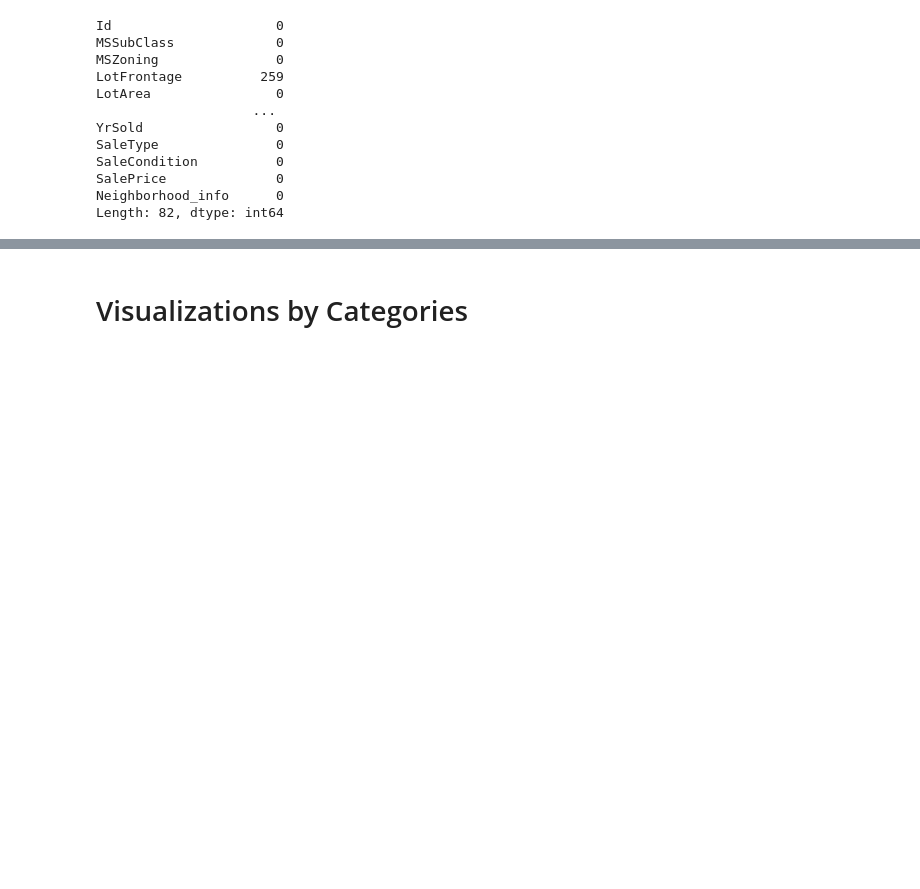
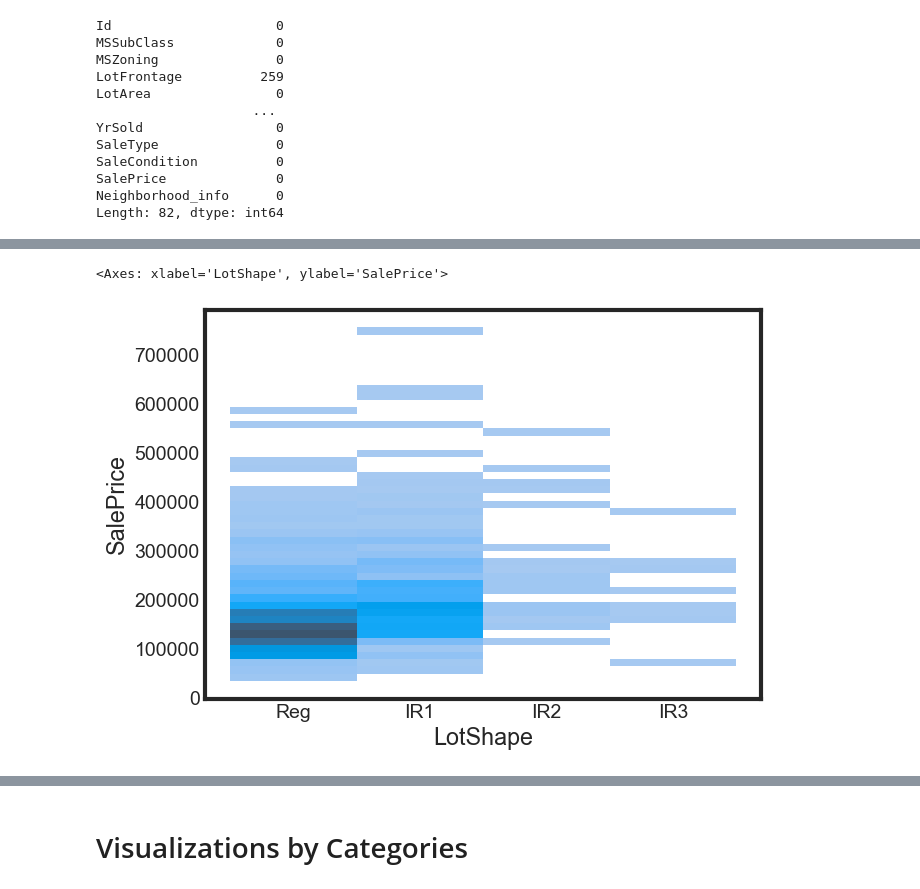
Before and after one commit to Spikes666/Data-Dive-4, a Jupyter notebook: main.ipynb, the cells around one changed output, grey strips where cells are left out. Saved outputs shown, nothing was run; the diff lists cells and outputs as text; code cells hidden in the pictures; blank space fills up the shorter version.

```diff
--- a/main.ipynb
+++ b/main.ipynb
@@ -153,0 +166,6 @@ Length: 82, dtype: int64
+# %%
+# Another option of looking at shape
+sns.histplot(data=df,x='LotShape',y='SalePrice')
+# %% [output]
+<Axes: xlabel='LotShape', ylabel='SalePrice'>
+[figure, added]
```
Also changed, not shown: parts of 21 cells of this notebook.
